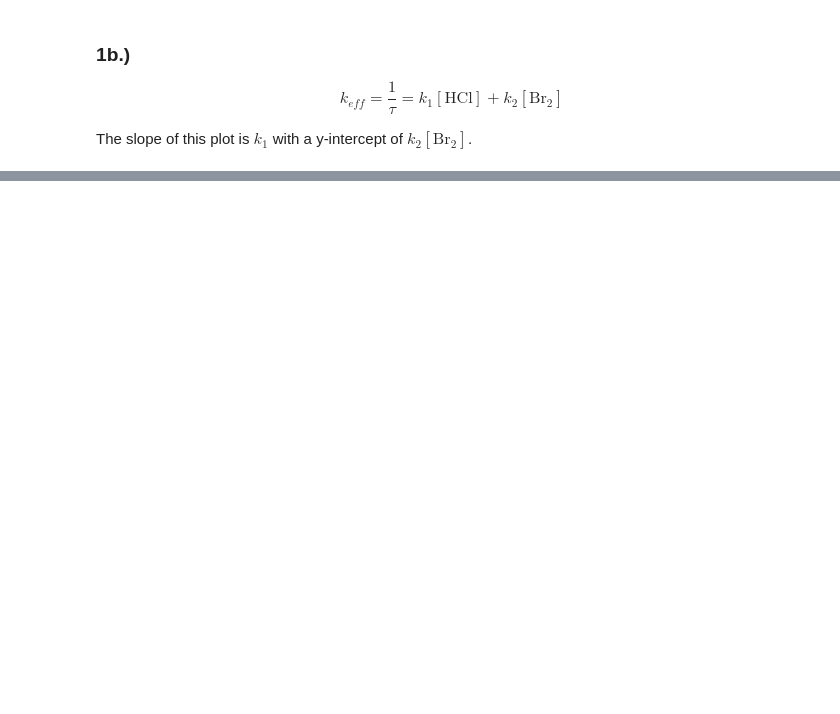
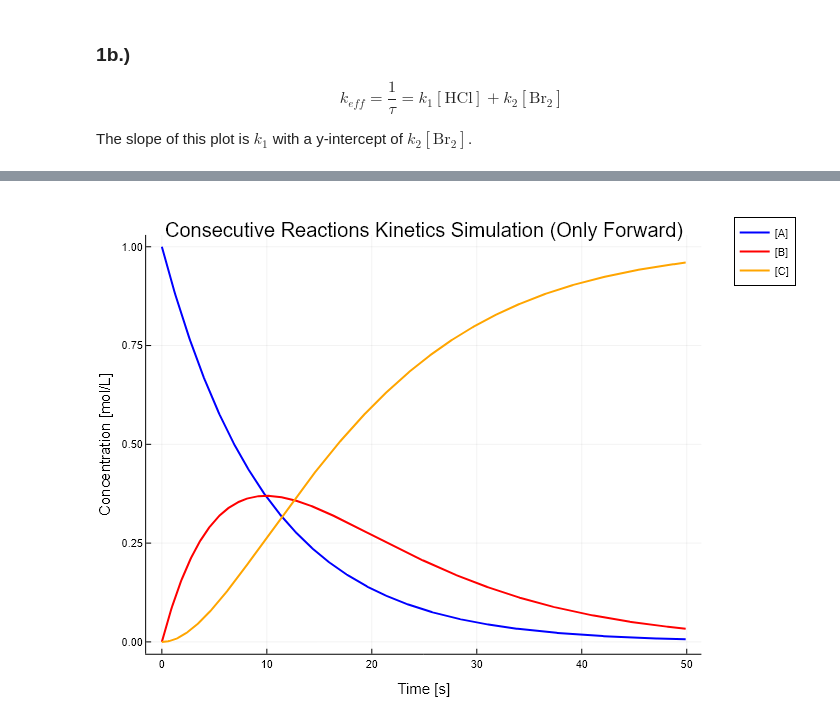
Before and after one commit to SGA68/CHEM5541-Chemical-Dynamics, a Jupyter notebook: Problem Sets/S.Arnold - Problem Set 3 - CHEM 5541.ipynb, the cells around one changed output, grey strips where cells are left out. Drawn from its saved outputs; the diff is of its cells as text; code cells hidden in the pictures; blank space fills up the shorter version.

```diff
--- a/Problem Sets/S.Arnold - Problem Set 3 - CHEM 5541.ipynb
+++ b/Problem Sets/S.Arnold - Problem Set 3 - CHEM 5541.ipynb
@@ -86,0 +447,95 @@ k2: 10110.32 m³/(mol*s)
+# %%
+using CSV
+using DataFrames
+using Plots
+
+function kinetics_simulation()
+    A_0 = 1.0         # mol/L
+    B_0 = 0.0         # mol/L
+    C_0 = 0.0         # mol/L
+    k_a_1 = 0.1       # s^-1
+    k_a_2 = 0.0       # s^-1
+    k_b_1 = 0.1       # s^-1
+    k_b_2 = 0.0       # s^-1
+    delta_t = 0.1     # s
+    T = 50            # s
+
+
+    t_array = []
+    A_array = []
+    B_array = []
+    C_array = []
+
+    A = A_0
+    B = B_0
+    C = C_0
+    t = 0.0
+
+    open("S.Arnold_PS3_Q5aii_output.txt", "w") do io
+        write(io, "# Parameters: A_0=$A_0 mol/L, B_0=$B_0 mol/L, C_0=$C_0 mol/L, k_a_1=$k_a_1 s^-1, k_a_2=$k_a_2 s^-1, k_b_1=$k_b_1 s^-1, k_b_2=$k_b_2 s^-1, delta_t=$delta_t s, Simulation Time=$T s\n")
+        write(io, "Time(s)\t[A](mol/L)\t[B](mol/L)\t[C](mol/L)\n")
+
+        while t <= T
+            push!(t_array, t)
+            push!(A_array, A)
+            push!(B_array, B)
+            push!(C_array, C)
+
+            write(io, "$t\t$A\t$B\t$C\n")
+
+            # Rate laws
+            dA = (-k_a_1 * A + k_a_2 * B) * delta_t
+            dB = (k_a_1 * A + k_b_2 * C - k_b_1 * B - k_a_2 * B) * delta_t
+            dC = (-k_b_2 * C + k_b_1 * B) * delta_t
+
+            A += dA
+            B += dB
+            C += dC
+            t += delta_t
+        end
+    end
+
+    df = CSV.read("S.Arnold_PS3_Q5aii_output.txt", DataFrame, delim='\t', comment="#")
+    print(df, "\n")
+
+    B_max_row = argmax(df[!, :"[B](mol/L)"])
+
+    max_time = df[B_max_row, :"Time(s)"]
+    max_val_B = df[B_max_row, :"[B](mol/L)"]
+
+    println("-"^50)
+    println("\nMaximum of B is ", round(max_val_B, digits=4), " mol/L at Time: ", round(max_time, digits=2), " s\n")
+    println("-"^50)
+
+    Plots.plot(
+        t_array,
+        A_array,
+        title="Consecutive Reactions Kinetics Simulation (Only Forward)",
+        label="[A]",
+        xlabel="Time [s]",
+        ylabel="Concentration [mol/L]",
+        color=:blue,
+        linewidth=2,
+        legend=:outertopright
+    )
+
+    plot!(
+        t_array,
+        B_array,
+        label="[B]",
+        color=:red,
+        linewidth=2
+    )
+
+    plot!(
+        t_array,
+        C_array,
+        label="[C]",
+        color=:orange,
+        linewidth=2
+    )
+
+end
+
+kinetics_simulation()
+# %% [output]
@@ -86,0 +559 @@ k2: 10110.32 m³/(mol*s)
+[figure, added]
```
Also changed, not shown: parts of 28 cells of this notebook, 6 other files.
